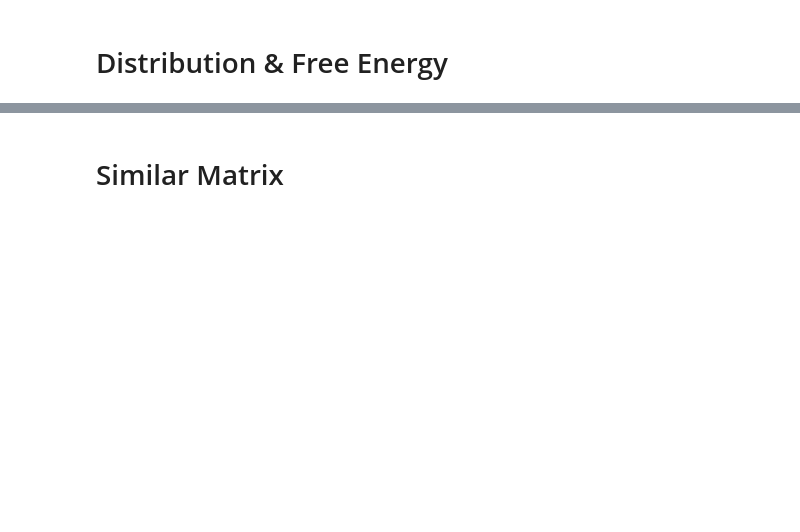
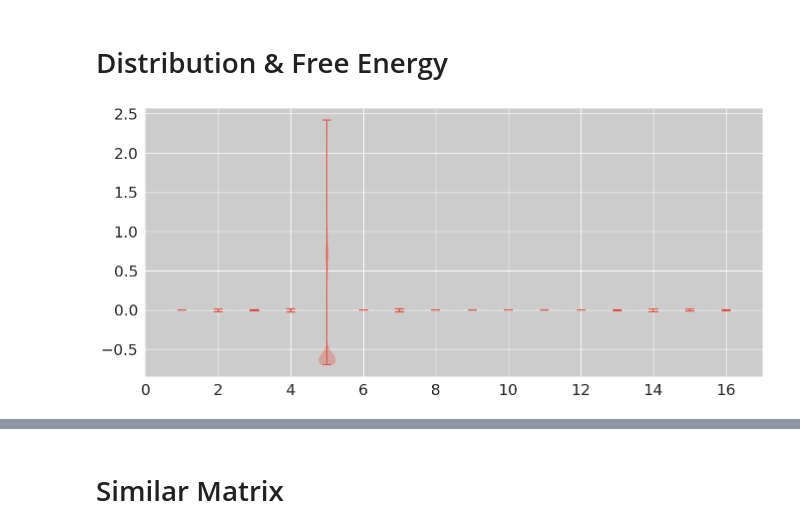
Before and after one commit to ghzuo/EscalNet, a Jupyter notebook: EscalNet.ipynb, the cells around one changed output, grey strips where cells are left out. Saved outputs shown, nothing was run; the diff lists cells and outputs as text; code cells hidden in the pictures; blank space fills up the shorter version.

```diff
--- a/EscalNet.ipynb
+++ b/EscalNet.ipynb
@@ -125,5 +129,10 @@ bt.plot.efplot(efft.E0, efft.Ef(args.kappa), rescl['Ee'])
 # %% [markdown]
 # Distribution & Free Energy
+# %%
+plt.figure(figsize=(16, 7))
+plt.violinplot(rescl['X']);
+# %% [output]
+[figure, added]
 # %%
 from sklearn.decomposition import PCA
 
```
Also changed, not shown: parts of 10 cells of this notebook, 7 other files.
